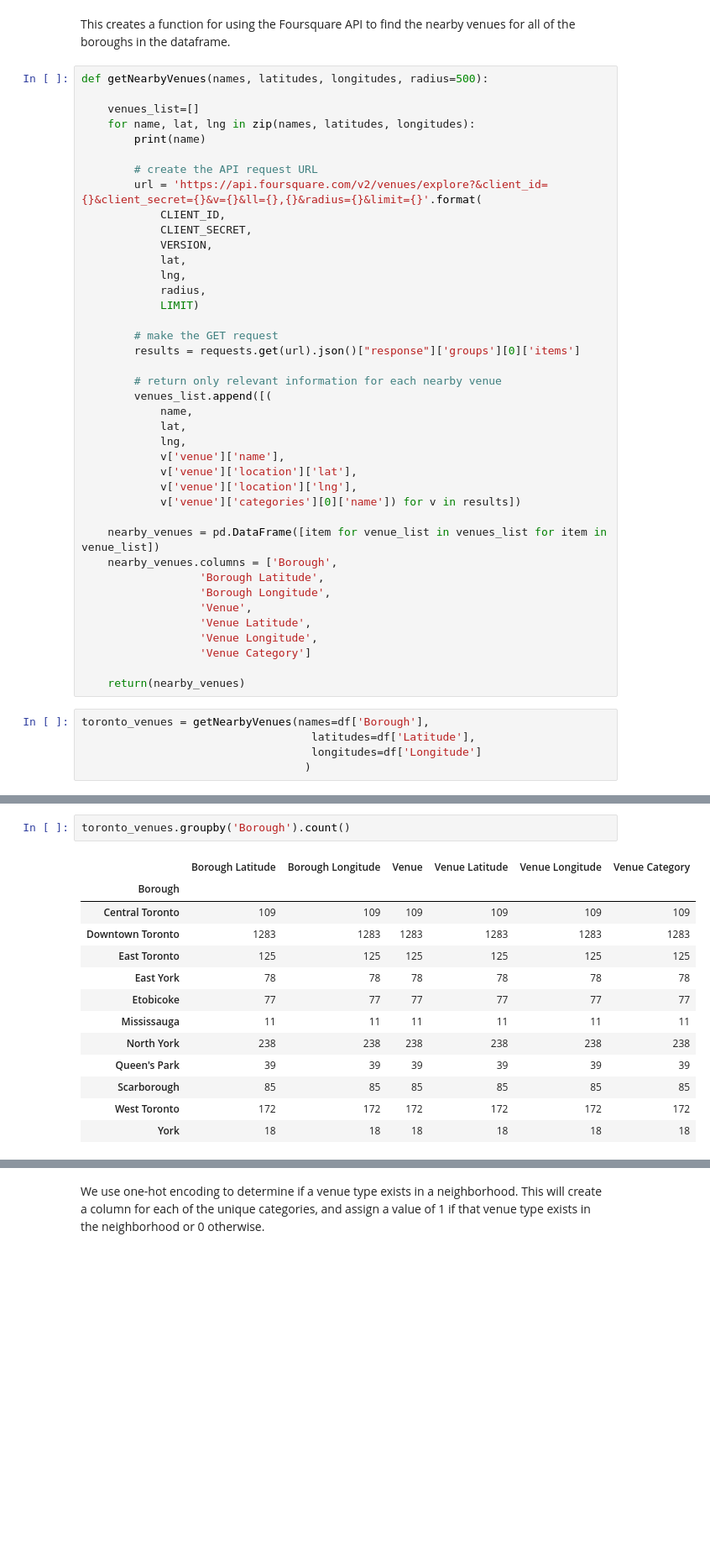
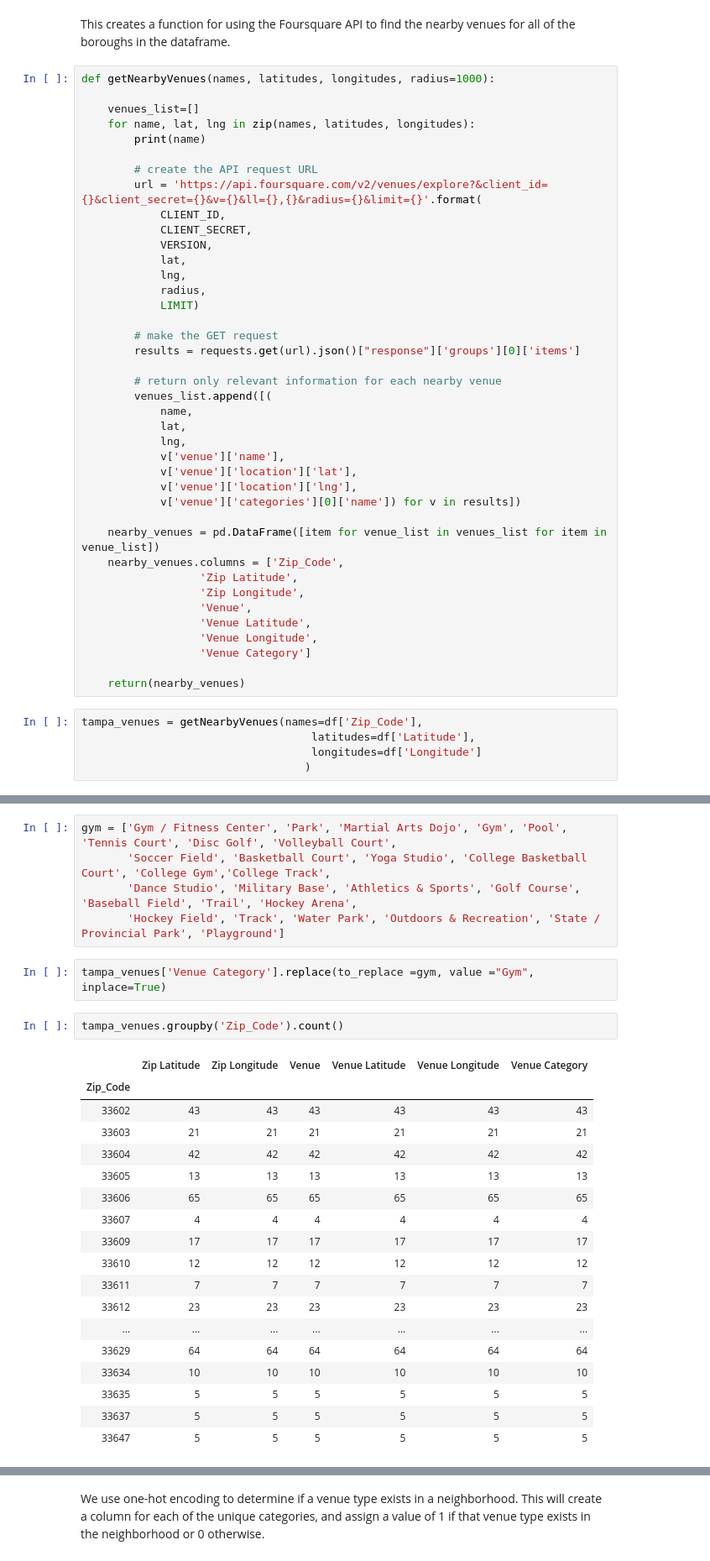
Before and after one commit to jeffreygdupree/Coursera_Capstone, a Jupyter notebook: New Facility Location Selection Notebook.ipynb, the cells around one changed output, grey strips where cells are left out. Shown at 84% size. Cells and saved outputs as stored; diff of their text form; blank space fills up the shorter version.

```diff
--- a/New Facility Location Selection Notebook.ipynb
+++ b/New Facility Location Selection Notebook.ipynb
@@ -297,7 +255,7 @@ nearby_venues.head()
 # %% [markdown]
 This creates a function for using the Foursquare API to find the nearby venues for all of the boroughs in the dataframe.
 # %%
-def getNearbyVenues(names, latitudes, longitudes, radius=500):
+def getNearbyVenues(names, latitudes, longitudes, radius=1000):
 
     venues_list=[]
     for name, lat, lng in zip(names, latitudes, longitudes):
@@ -327,9 +285,9 @@ def getNearbyVenues(names, latitudes, longitudes, radius=500):
             v['venue']['categories'][0]['name']) for v in results])
 
     nearby_venues = pd.DataFrame([item for venue_list in venues_list for item in venue_list])
-    nearby_venues.columns = ['Borough',
-                  'Borough Latitude',
-                  'Borough Longitude',
+    nearby_venues.columns = ['Zip_Code',
+                  'Zip Latitude',
+                  'Zip Longitude',
                   'Venue',
                   'Venue Latitude',
                   'Venue Longitude',
@@ -337,7 +295,7 @@ def getNearbyVenues(names, latitudes, longitudes, radius=500):
 
     return(nearby_venues)
 # %%
-toronto_venues = getNearbyVenues(names=df['Borough'],
+tampa_venues = getNearbyVenues(names=df['Zip_Code'],
                                    latitudes=df['Latitude'],
                                    longitudes=df['Longitude']
                                   )
@@ -373,17 +353,29 @@ toronto_venues.head()
+# %%
+gym = ['Gym / Fitness Center', 'Park', 'Martial Arts Dojo', 'Gym', 'Pool', 'Tennis Court', 'Disc Golf', 'Volleyball Court',
+       'Soccer Field', 'Basketball Court', 'Yoga Studio', 'College Basketball Court', 'College Gym','College Track',
+       'Dance Studio', 'Military Base', 'Athletics & Sports', 'Golf Course', 'Baseball Field', 'Trail', 'Hockey Arena',
+       'Hockey Field', 'Track', 'Water Park', 'Outdoors & Recreation', 'State / Provincial Park', 'Playground']
+# %%
+tampa_venues['Venue Category'].replace(to_replace =gym, value ="Gym", inplace=True)
 # %%
-toronto_venues.groupby('Borough').count()
+tampa_venues.groupby('Zip_Code').count()
 # %% [output]
-|  | Borough Latitude | Borough Longitude | Venue | Venue Latitude | Venue Longitude | Venue Category |
-| Borough |  |  |  |  |  |  |
-| Central Toronto | 109 | 109 | 109 | 109 | 109 | 109 |
-| Downtown Toronto | 1283 | 1283 | 1283 | 1283 | 1283 | 1283 |
-| East Toronto | 125 | 125 | 125 | 125 | 125 | 125 |
-| East York | 78 | 78 | 78 | 78 | 78 | 78 |
-| Etobicoke | 77 | 77 | 77 | 77 | 77 | 77 |
-| Mississauga | 11 | 11 | 11 | 11 | 11 | 11 |
-| North York | 238 | 238 | 238 | 238 | 238 | 238 |
-| Queen's Park | 39 | 39 | 39 | 39 | 39 | 39 |
-| Scarborough | 85 | 85 | 85 | 85 | 85 | 85 |
-| West Toronto | 172 | 172 | 172 | 172 | 172 | 172 |
-| York | 18 | 18 | 18 | 18 | 18 | 18 |
+|  | Zip Latitude | Zip Longitude | Venue | Venue Latitude | Venue Longitude | Venue Category |
+| Zip_Code |  |  |  |  |  |  |
+| 33602 | 43 | 43 | 43 | 43 | 43 | 43 |
+| 33603 | 21 | 21 | 21 | 21 | 21 | 21 |
+| 33604 | 42 | 42 | 42 | 42 | 42 | 42 |
+| 33605 | 13 | 13 | 13 | 13 | 13 | 13 |
+| 33606 | 65 | 65 | 65 | 65 | 65 | 65 |
+| 33607 | 4 | 4 | 4 | 4 | 4 | 4 |
+| 33609 | 17 | 17 | 17 | 17 | 17 | 17 |
+| 33610 | 12 | 12 | 12 | 12 | 12 | 12 |
+| 33611 | 7 | 7 | 7 | 7 | 7 | 7 |
+| 33612 | 23 | 23 | 23 | 23 | 23 | 23 |
+| ... | ... | ... | ... | ... | ... | ... |
+| 33629 | 64 | 64 | 64 | 64 | 64 | 64 |
+| 33634 | 10 | 10 | 10 | 10 | 10 | 10 |
+| 33635 | 5 | 5 | 5 | 5 | 5 | 5 |
+| 33637 | 5 | 5 | 5 | 5 | 5 | 5 |
+| 33647 | 5 | 5 | 5 | 5 | 5 | 5 |
 # %%
```
Also changed, not shown: parts of 29 cells of this notebook, 1 other file.
